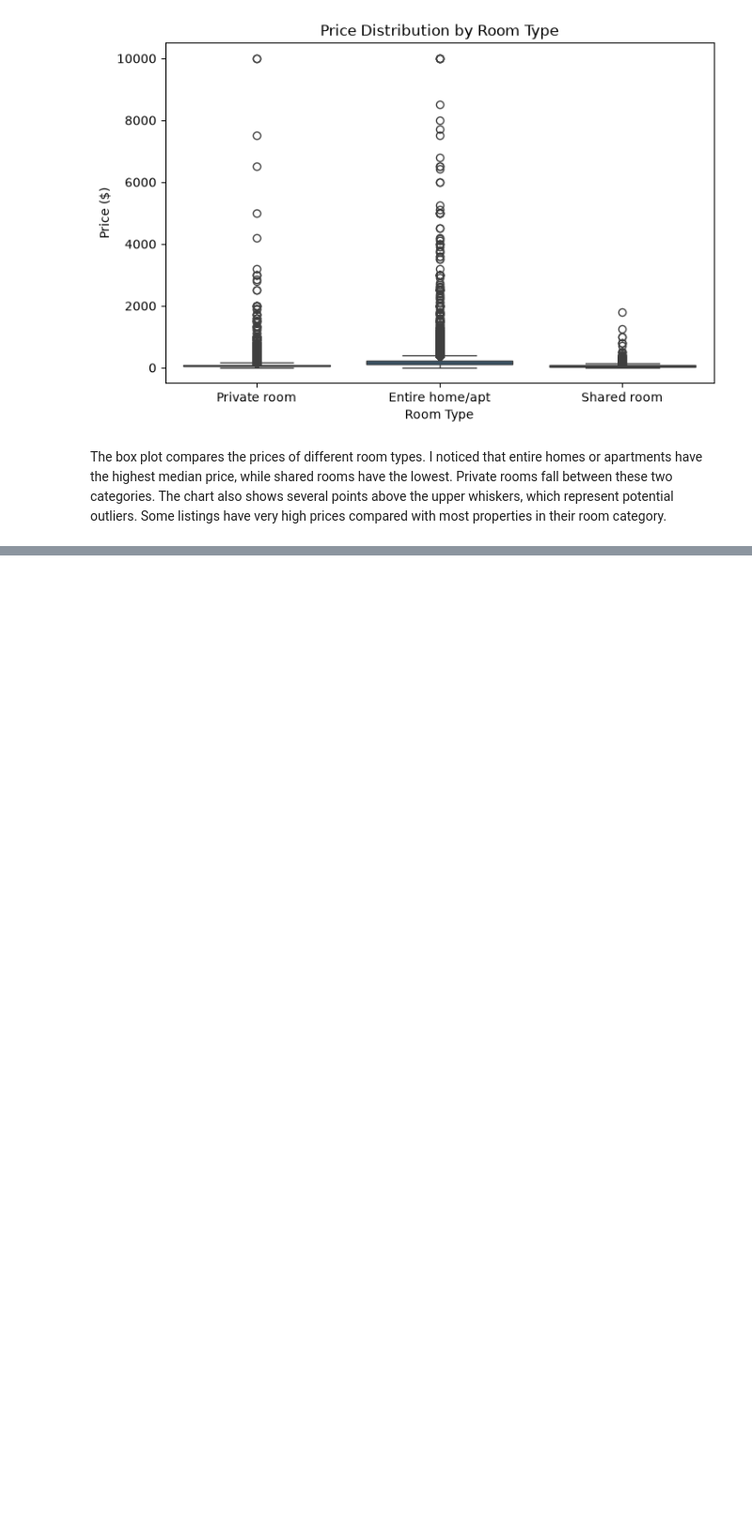
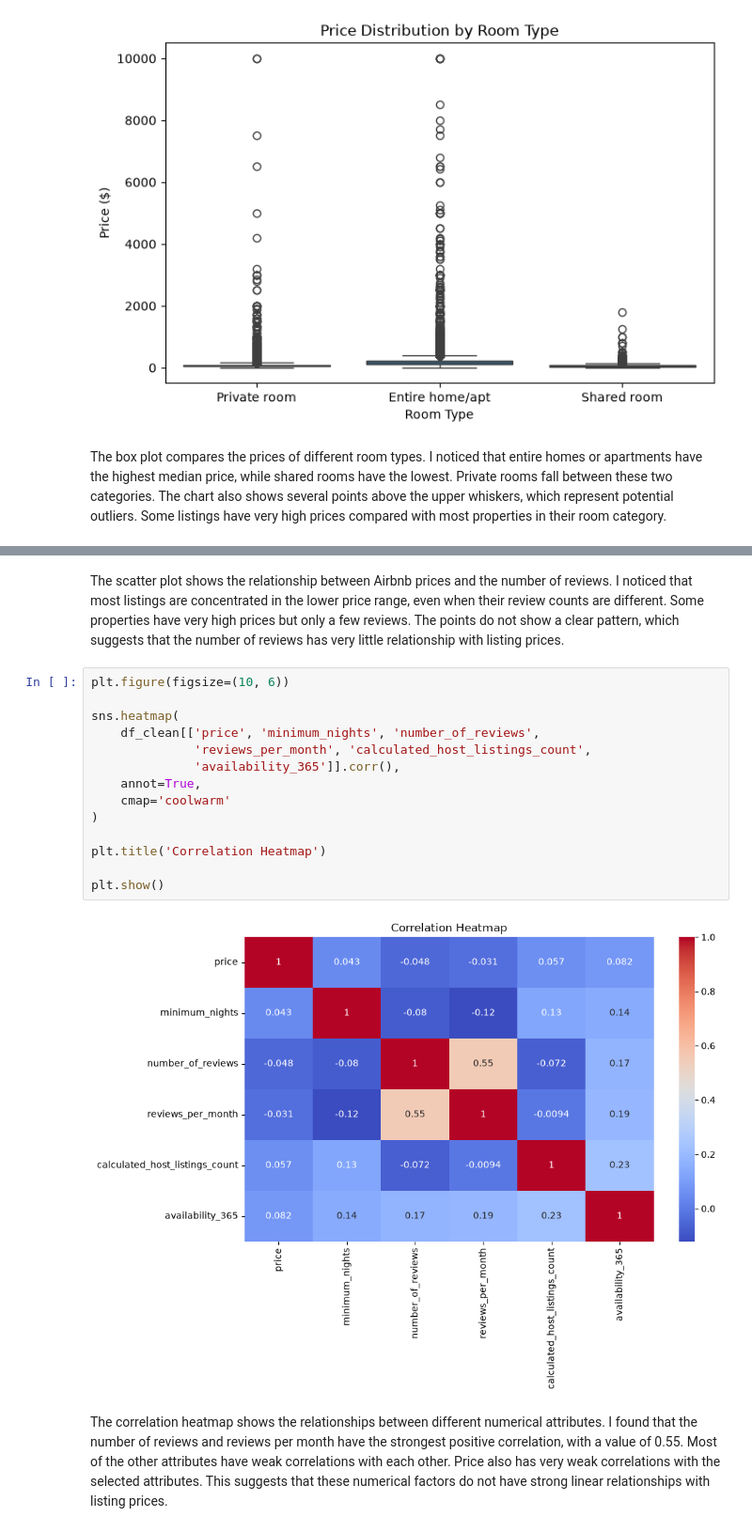
Before and after one commit to AbrarFayazBhat/nyc-airbnb-data-analysis, a Jupyter notebook: notebooks/01_data_understanding.ipynb, the cells around one changed output, grey strips where cells are left out. Shown at 94% size. Cells and saved outputs as stored; diff of their text form; blank space fills up the shorter version.

```diff
--- a/notebooks/01_data_understanding.ipynb
+++ b/notebooks/01_data_understanding.ipynb
@@ -639,0 +653,20 @@ The box plot compares the prices of different room types. I noticed that entire
+# %% [markdown]
+The scatter plot shows the relationship between Airbnb prices and the number of reviews. I noticed that most listings are concentrated in the lower price range, even when their review counts are different. Some properties have very high prices but only a few reviews. The points do not show a clear pattern, which suggests that the number of reviews has very little relationship with listing prices.
+# %%
+plt.figure(figsize=(10, 6))
+
+sns.heatmap(
+    df_clean[['price', 'minimum_nights', 'number_of_reviews',
+              'reviews_per_month', 'calculated_host_listings_count',
+              'availability_365']].corr(),
+    annot=True,
+    cmap='coolwarm'
+)
+
+plt.title('Correlation Heatmap')
+
+plt.show()
+# %% [output]
+[figure, added]
+# %% [markdown]
+The correlation heatmap shows the relationships between different numerical attributes. I found that the number of reviews and reviews per month have the strongest positive correlation, with a value of 0.55. Most of the other attributes have weak correlations with each other. Price also has very weak correlations with the selected attributes. This suggests that these numerical factors do not have strong linear relationships with listing prices.
```
Also changed, not shown: parts of 2 cells of this notebook.
